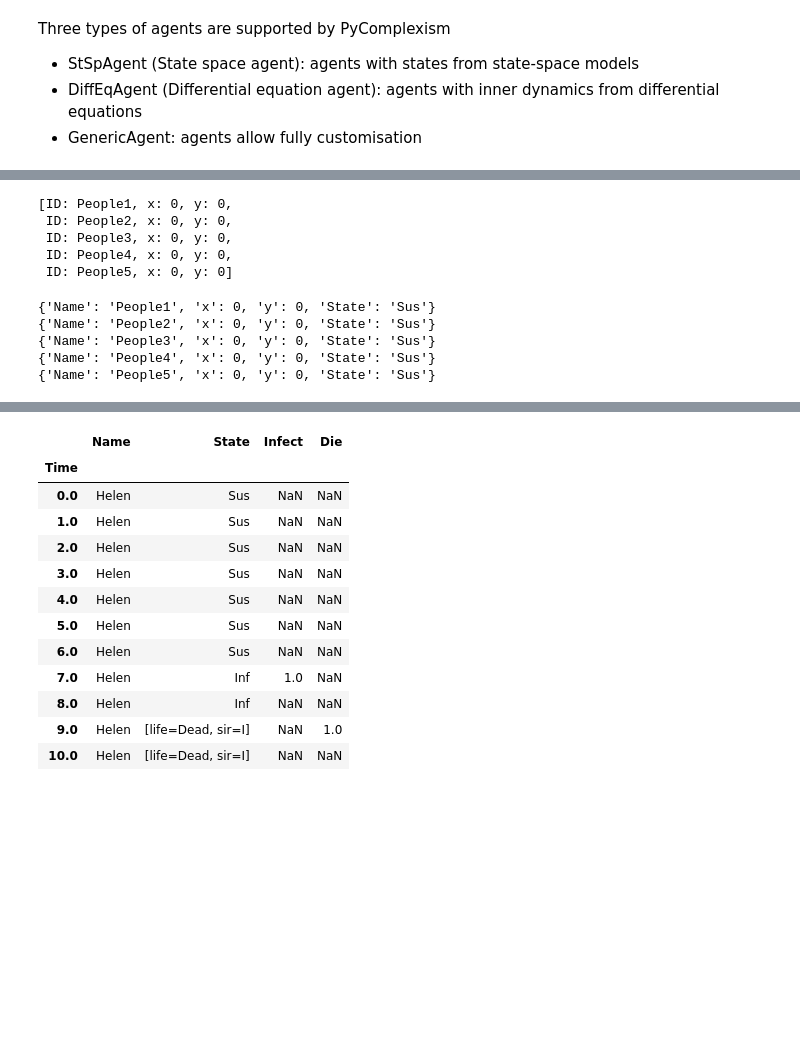
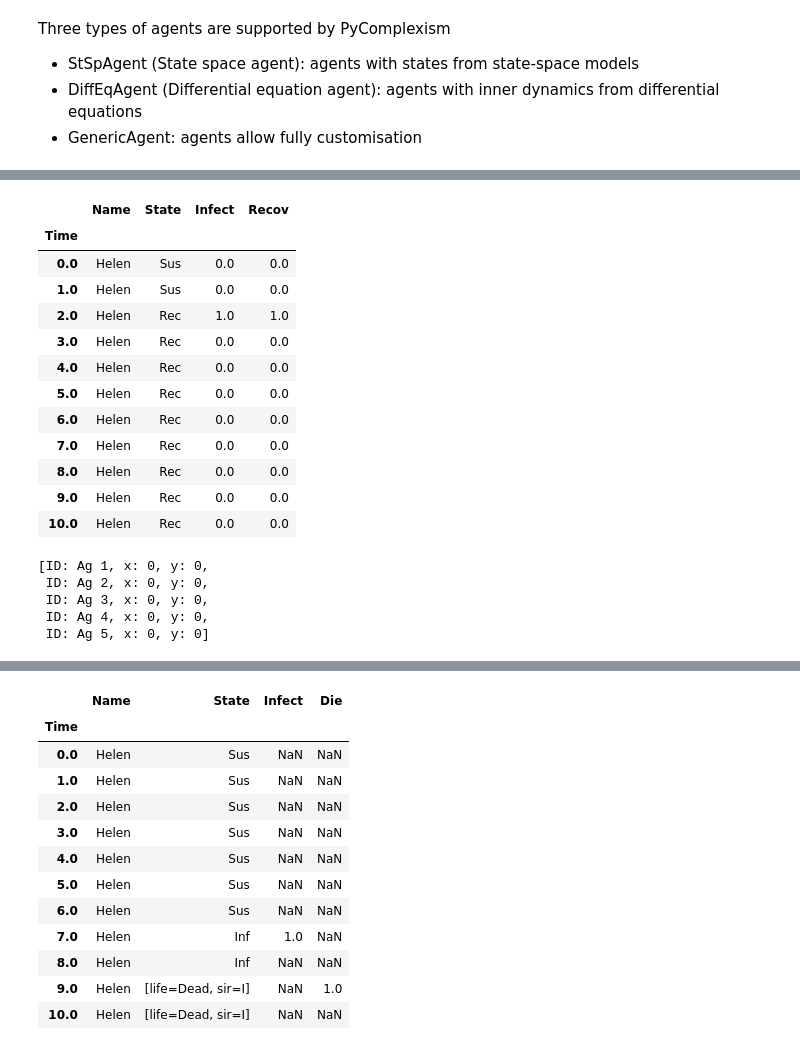
Before and after one commit to CxModelling/PyComplexism, a Jupyter notebook: Hood.ipynb, the cells around one changed output, grey strips where cells are left out. Drawn from its saved outputs; the diff is of its cells as text; code cells hidden in the pictures; blank space fills up the shorter version.

```diff
--- a/Hood.ipynb
+++ b/Hood.ipynb
@@ -70,0 +74,35 @@ model = cx.SingleIndividualABM('M1', ag)
+# %%
+model_blueprint = {
+    'agent': {
+        'prefix': 'Helen',
+        'group': 'agent',
+        'exo': {},
+        'type': 'stsp',
+        'dynamics': 'SIR'
+        'default': {
+            'st': 'Sus'
+        }
+    }
+}
+
+Name = 'M1'
+Gene = sm.generate()
+proto = Gene.get_prototype('agent')
+stsp = dc.generate_model('agent', **proto.get_samplers())
+ag = cx.StSpAgent('Helen', stsp['Sus'], proto.get_sibling('Helen'))
+model = cx.SingleIndividualABM(Name, ag)
+cx.simulate(model, None, 0, 10, 1)
+# %% [output]
+|  | Name | State | Infect | Recov |
+| Time |  |  |  |  |
+| 0.0 | Helen | Sus | 0.0 | 0.0 |
+| 1.0 | Helen | Sus | 0.0 | 0.0 |
+| 2.0 | Helen | Rec | 1.0 | 1.0 |
+| 3.0 | Helen | Rec | 0.0 | 0.0 |
+| 4.0 | Helen | Rec | 0.0 | 0.0 |
+| 5.0 | Helen | Rec | 0.0 | 0.0 |
+| 6.0 | Helen | Rec | 0.0 | 0.0 |
+| 7.0 | Helen | Rec | 0.0 | 0.0 |
+| 8.0 | Helen | Rec | 0.0 | 0.0 |
+| 9.0 | Helen | Rec | 0.0 | 0.0 |
+| 10.0 | Helen | Rec | 0.0 | 0.0 |
@@ -71,20 +284,10 @@ model = cx.SingleIndividualABM('M1', ag)
 # %%
-eve = cx.StSpBreeder('People', 'agent', Gene, dc)
+eve = cx.StSpBreeder('Ag ', 'agent', Gene, dc)
+ags = eve.breed(n=5, st='Sus', x=0, y=0)
+ags
+# %% [output]
+[ID: Ag 1, x: 0, y: 0,
+ ID: Ag 2, x: 0, y: 0,
+ ID: Ag 3, x: 0, y: 0,
+ ID: Ag 4, x: 0, y: 0,
+ ID: Ag 5, x: 0, y: 0]
-# %%
-ags = eve.breed(n=5, st='Sus', x=0, y=0)
-ags
-# %% [output]
-[ID: People1, x: 0, y: 0,
- ID: People2, x: 0, y: 0,
- ID: People3, x: 0, y: 0,
- ID: People4, x: 0, y: 0,
- ID: People5, x: 0, y: 0]
-# %%
-for ag in ags:
-    print(ag.to_data())
-# %% [output]
-{'Name': 'People1', 'x': 0, 'y': 0, 'State': 'Sus'}
-{'Name': 'People2', 'x': 0, 'y': 0, 'State': 'Sus'}
-{'Name': 'People3', 'x': 0, 'y': 0, 'State': 'Sus'}
-{'Name': 'People4', 'x': 0, 'y': 0, 'State': 'Sus'}
-{'Name': 'People5', 'x': 0, 'y': 0, 'State': 'Sus'}
```
Also changed, not shown: parts of 12 cells of this notebook, 11 other files.
